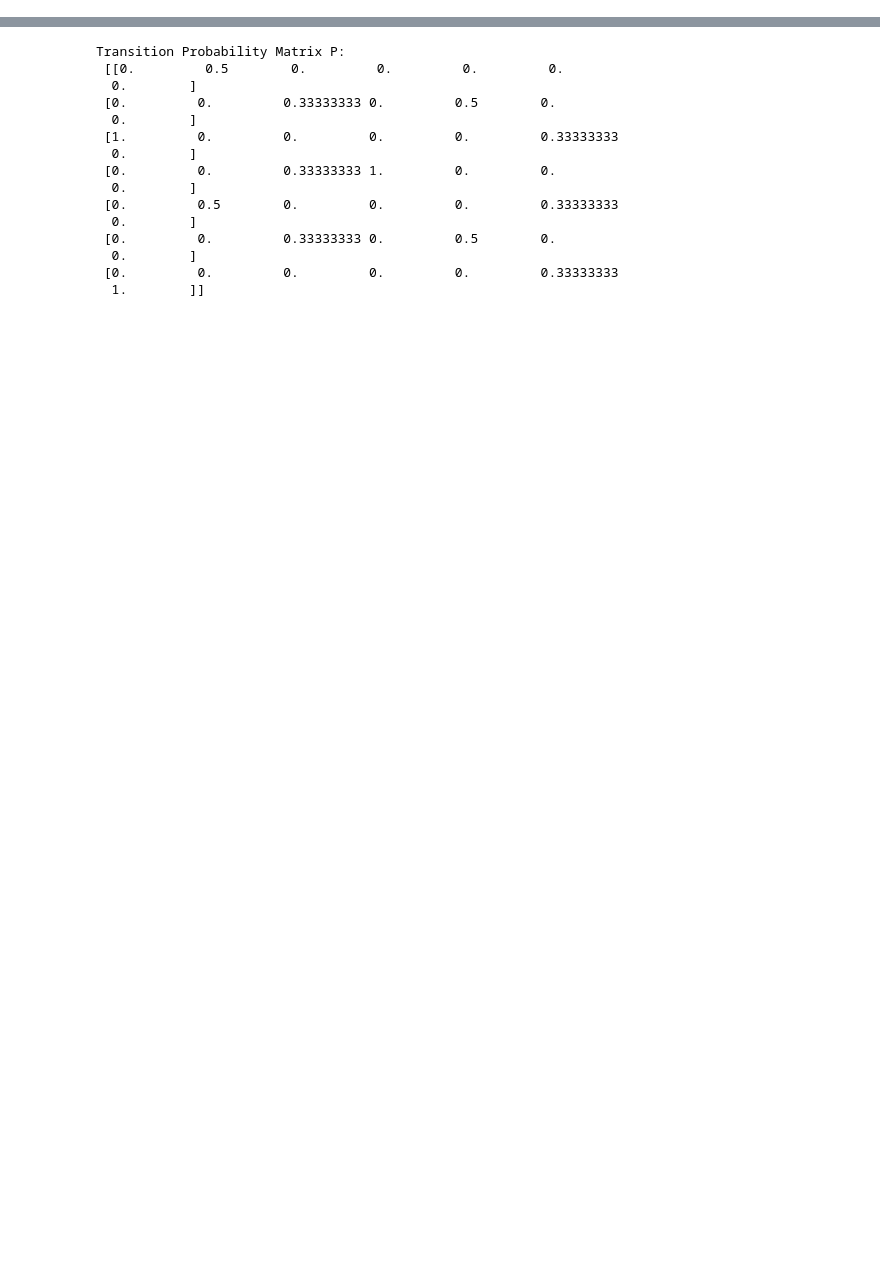
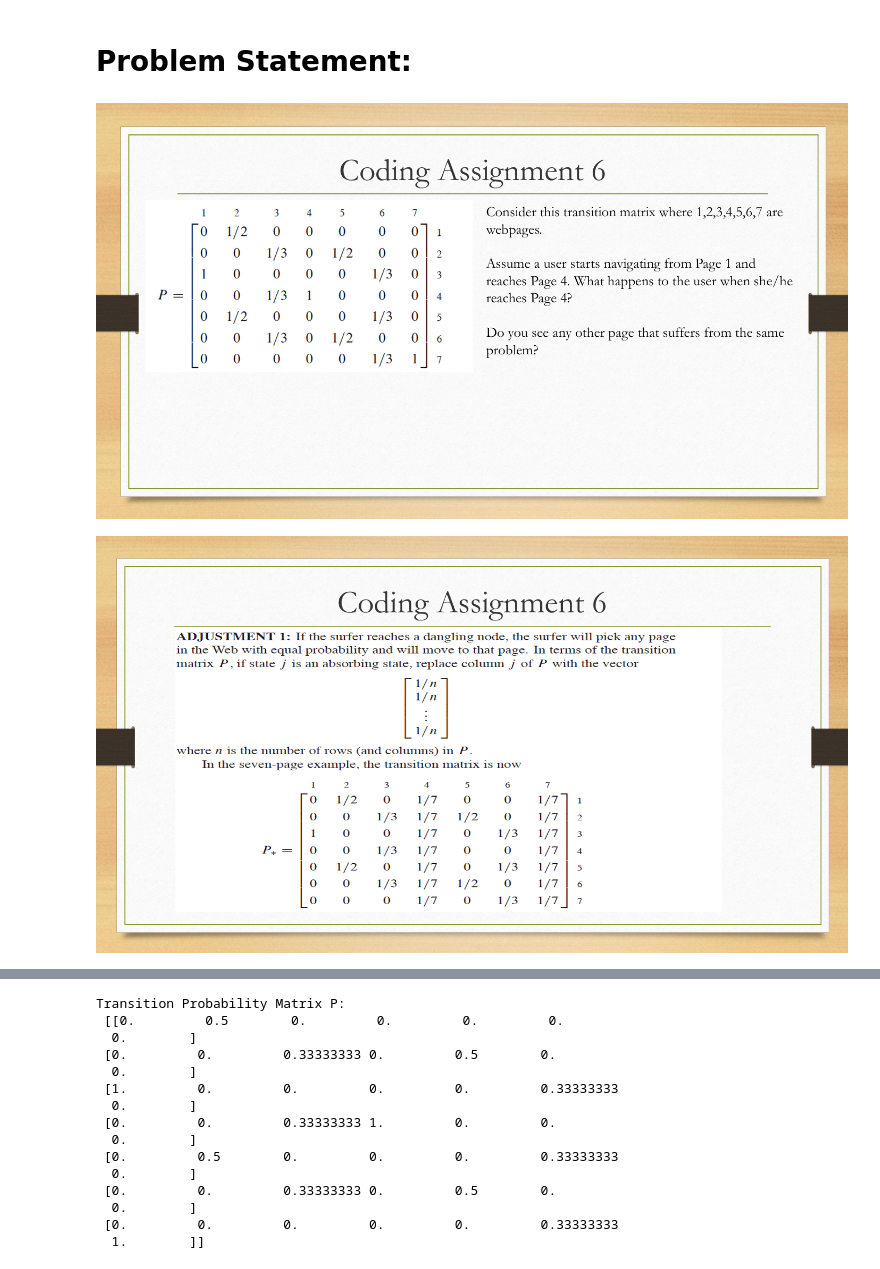
Before and after one commit to sowndsgood/LinearAlgebra, a Jupyter notebook: EigenValuesVectors/EigenValuesVectors_Notebook6.ipynb, the cells around one changed output, grey strips where cells are left out. Saved outputs shown, nothing was run; the diff lists cells and outputs as text; code cells hidden in the pictures; blank space fills up the shorter version.

```diff
--- a/EigenValuesVectors/EigenValuesVectors_Notebook6.ipynb
+++ b/EigenValuesVectors/EigenValuesVectors_Notebook6.ipynb
@@ -1,2 +1,16 @@
 # %% [markdown]
 <a href="https://colab.research.google.com/github/sowndsgood/LinearAlgebra/blob/main/EigenValuesVectors/EigenValuesVectors_Notebook6.ipynb" target="_parent"><img src="https://colab.research.google.com/assets/colab-badge.svg" alt="Open In Colab"/></a>
+# %% [markdown]
+# Problem Statement:
+# %%
+from IPython.display import Image, display
+
+# List of image file names
+image_files = ['EVV6(1).png', 'EVV6(2).png', 'EVV6(3).png']
+
+# Display each image
+for file in image_files:
+    display(Image(file))
+# %% [output]
+[figure, added]
+[figure, added]
```
Also changed, not shown: parts of 12 cells of this notebook.
